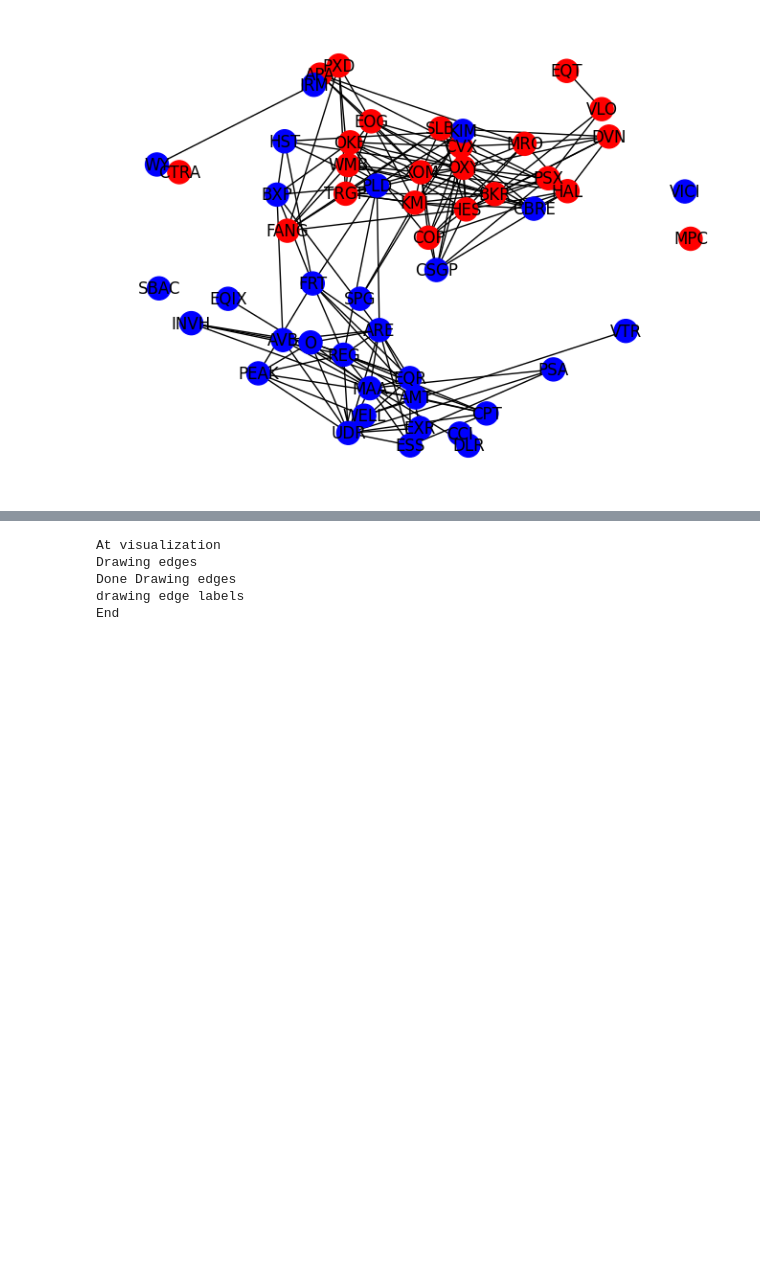
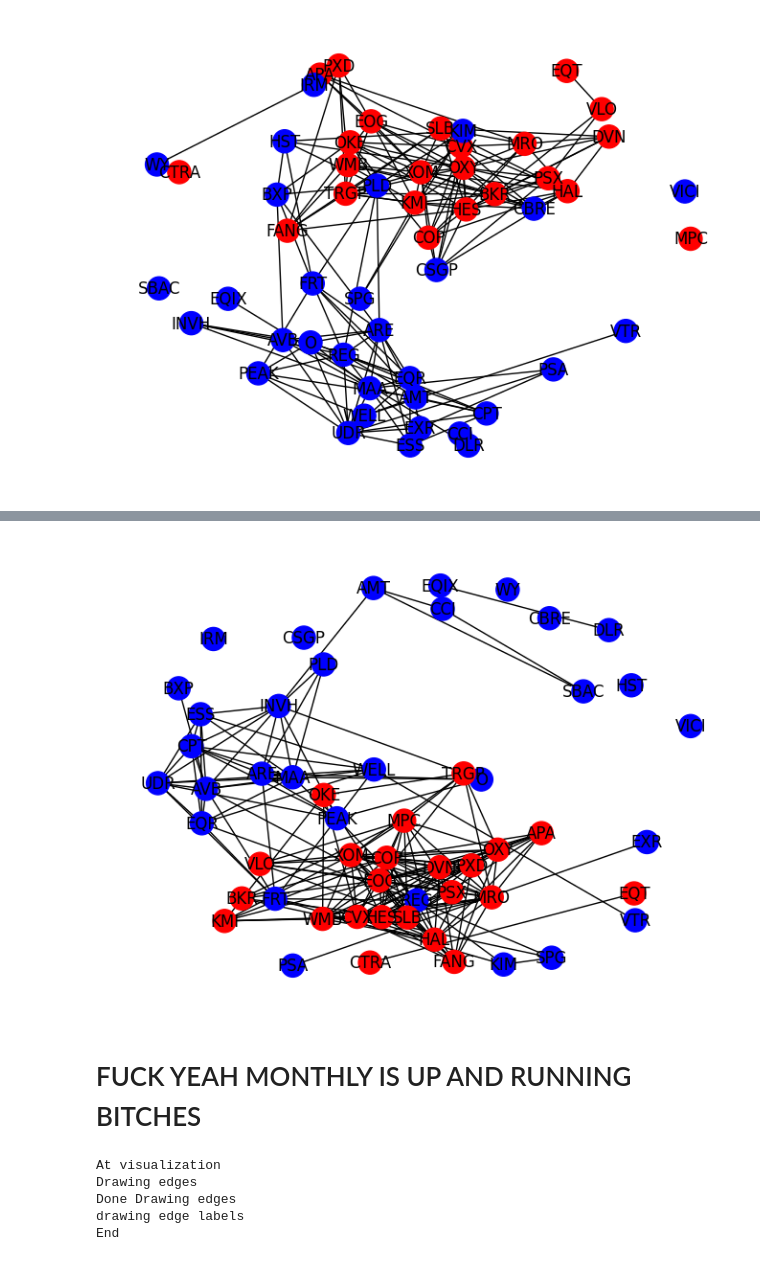
Before and after one commit to haydenac11/572-Project, a Jupyter notebook: plotting.ipynb, the cells around one changed output, grey strips where cells are left out. Drawn from its saved outputs; the diff is of its cells as text; code cells hidden in the pictures; blank space fills up the shorter version.

Commit message:
Got monthly working

```diff
--- a/plotting.ipynb
+++ b/plotting.ipynb
@@ -292,0 +370,18 @@ nx.draw(oil_graph,pos, labels={node: node for node in oil_graph.nodes()}, node_c
+# %%
+# TESTING MONTHLY
+
+#Testing functions out
+mt = dataframe_creation('m', '2019-01-01', '2023-08-30')
+#print("Length of the df is: ", len(testing_df))
+#print(testing_df.head())
+m_corr = get_corr_matrix(mt)
+#print(testing_corr.head())
+m_sec = get_sector_df(mt)
+#print("Length of the df is:", len(sector_df))
+#print(sector_df.head())
+#basic_graph = create_base_network(0.7, testing_corr, sp500_tickers,)
+#print("Basic Nodes: ", basic_graph.number_of_nodes())
+#print("Basic Edges: ", basic_graph.number_of_edges())
+m_graph = create_sector_network(0.7, m_corr, sp500_tickers, m_sec, ['Energy', 'Real Estate'])
+print("Sector Nodes: ", oil_graph.number_of_nodes())
+print("Sector Edges: ", oil_graph.number_of_edges())
@@ -293,3 +408,12 @@ nx.draw(oil_graph,pos, labels={node: node for node in oil_graph.nodes()}, node_c
+# %%
+
+mpos = nx.spring_layout(m_graph, k=1)
+m_node_colors = [sector_colors[m_graph.nodes[node]['sector']] for node in m_graph.nodes()]
+nx.draw(m_graph,mpos, labels={node: node for node in m_graph.nodes()}, node_color=m_node_colors)
+# %% [output]
+[figure, added]
+# %% [markdown]
+# FUCK YEAH MONTHLY IS UP AND RUNNING BITCHES
 # %%
 
 #create graph
```
Also changed, not shown: parts of 3 cells of this notebook.
